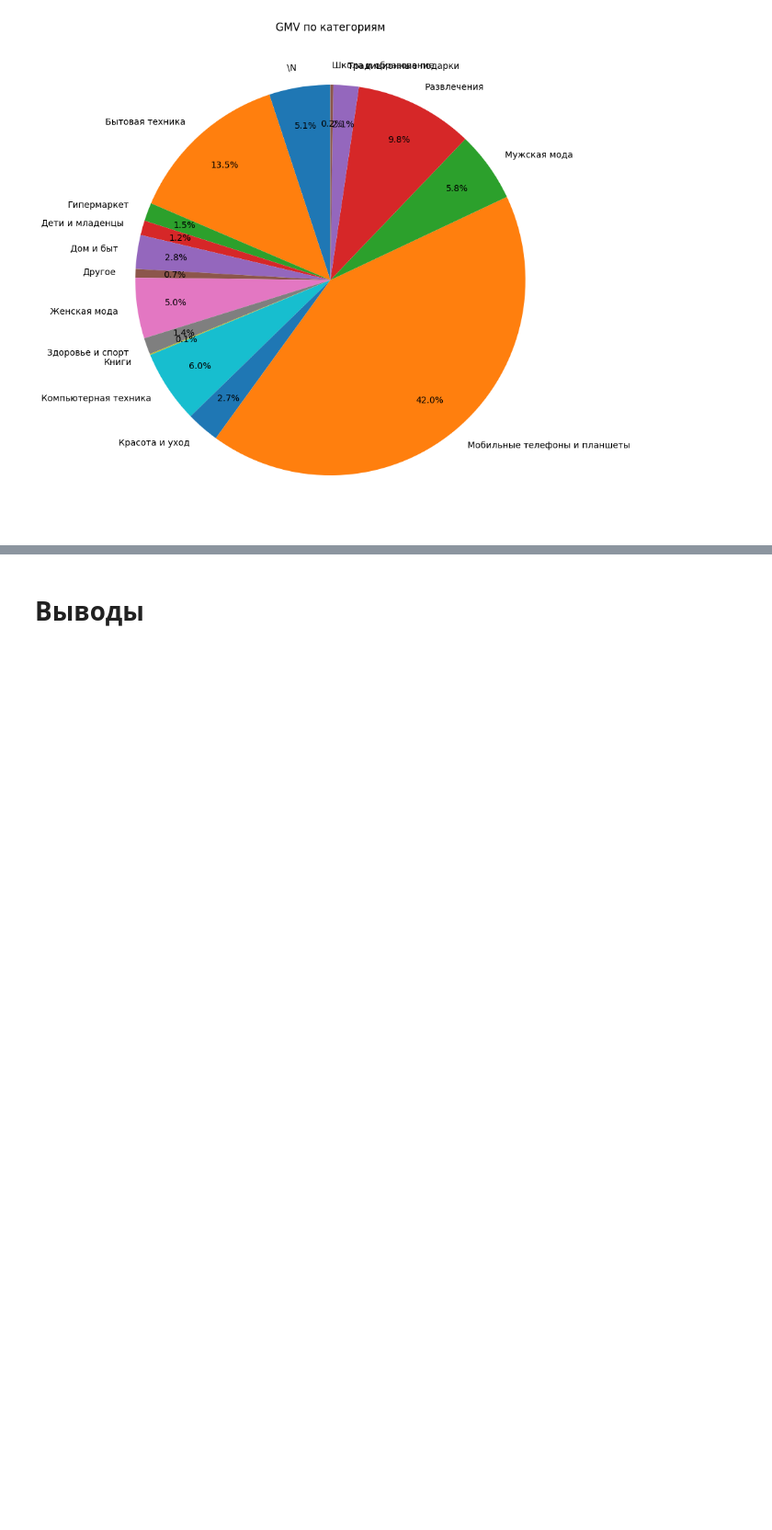
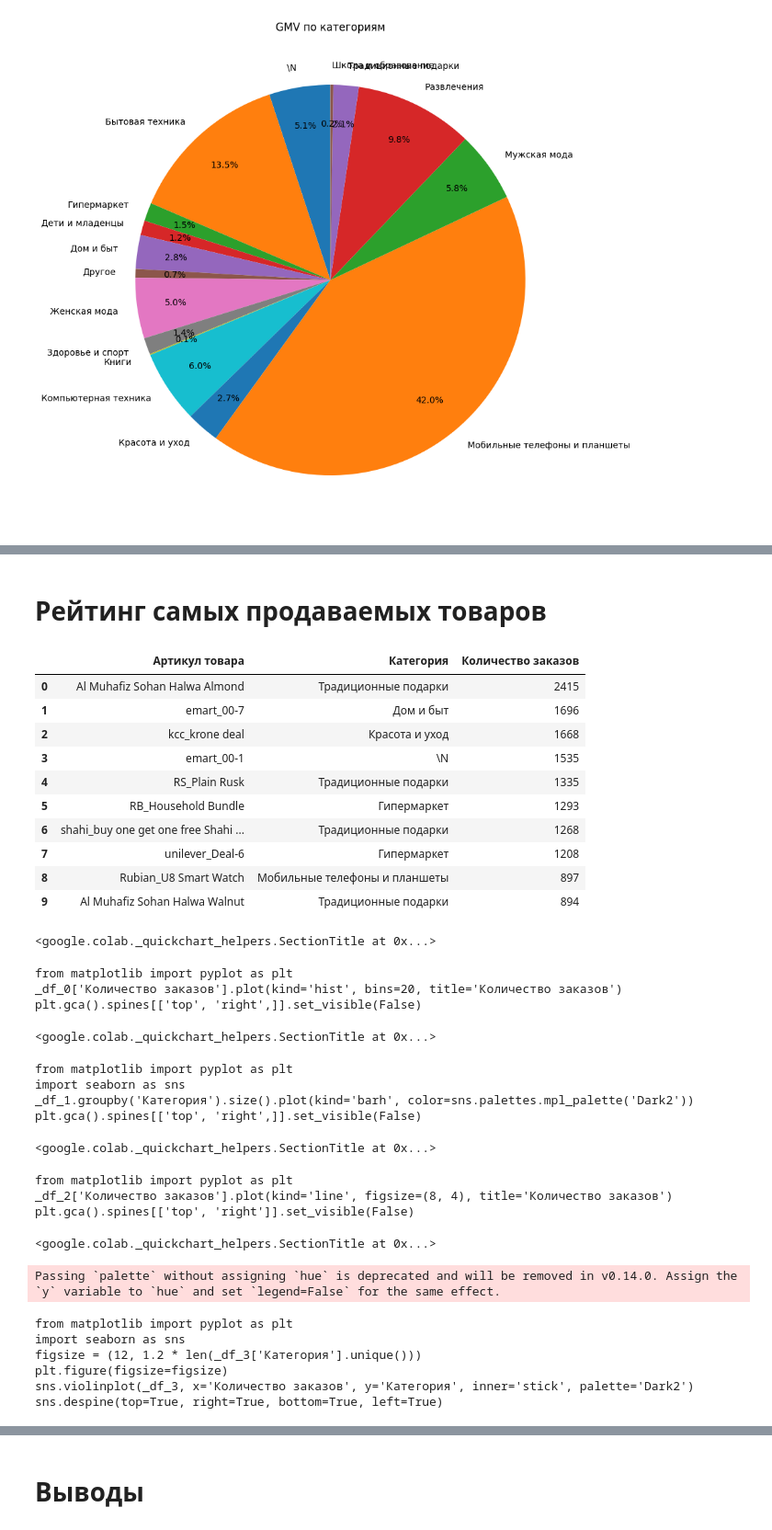
Before and after one commit to OlgaRv/Lesson_INT_AD, a Jupyter notebook: Lesson_01.ipynb, the cells around one changed output, grey strips where cells are left out. Shown at 92% size. Cells and saved outputs as stored; diff of their text form; code cells hidden in the pictures; blank space fills up the shorter version.

```diff
--- a/Lesson_01.ipynb
+++ b/Lesson_01.ipynb
@@ -282,0 +354,46 @@ plt.show()
+# %% [markdown]
+# Рейтинг самых продаваемых товаров
+# %%
+# преобразование столбца к нужным типам данных (если необходимо)
+df['Количество заказов'] = pd.to_numeric(df['Количество заказов'], errors='coerce')
+df['Артикул товара'] = df['Артикул товара'].astype(str)
+df['Категория'] = df['Категория'].astype(str)
+
+# Составляем рейтинг самых продаваемых товаров с категорией^
+top_products = df.groupby(['Артикул товара', 'Категория']).agg({'Количество заказов': 'sum'}).reset_index()
+top_products = top_products.sort_values(by='Количество заказов', ascending=False).reset_index(drop=True)
+# Отображение топ- самых продаваемых товаров с категорией
+top_products.head(10)
+# %% [output]
+|  | Артикул товара | Категория | Количество заказов |
+| 0 | Al Muhafiz Sohan Halwa Almond | Традиционные подарки | 2415 |
+| 1 | emart_00-7 | Дом и быт | 1696 |
+| 2 | kcc_krone deal | Красота и уход | 1668 |
+| 3 | emart_00-1 | \N | 1535 |
+| 4 | RS_Plain Rusk | Традиционные подарки | 1335 |
+| 5 | RB_Household Bundle | Гипермаркет | 1293 |
+| 6 | shahi_buy one get one free Shahi ... | Традиционные подарки | 1268 |
+| 7 | unilever_Deal-6 | Гипермаркет | 1208 |
+| 8 | Rubian_U8 Smart Watch | Мобильные телефоны и планшеты | 897 |
+| 9 | Al Muhafiz Sohan Halwa Walnut | Традиционные подарки | 894 |
+<google.colab._quickchart_helpers.SectionTitle at 0x...>
+from matplotlib import pyplot as plt
+_df_0['Количество заказов'].plot(kind='hist', bins=20, title='Количество заказов')
+plt.gca().spines[['top', 'right',]].set_visible(False)
+<google.colab._quickchart_helpers.SectionTitle at 0x...>
+from matplotlib import pyplot as plt
+import seaborn as sns
+_df_1.groupby('Категория').size().plot(kind='barh', color=sns.palettes.mpl_palette('Dark2'))
+plt.gca().spines[['top', 'right',]].set_visible(False)
+<google.colab._quickchart_helpers.SectionTitle at 0x...>
+from matplotlib import pyplot as plt
+_df_2['Количество заказов'].plot(kind='line', figsize=(8, 4), title='Количество заказов')
+plt.gca().spines[['top', 'right']].set_visible(False)
+<google.colab._quickchart_helpers.SectionTitle at 0x...>
+Passing `palette` without assigning `hue` is deprecated and will be removed in v0.14.0. Assign the `y` variable to `hue` and set `legend=False` for the same effect.
+from matplotlib import pyplot as plt
+import seaborn as sns
+figsize = (12, 1.2 * len(_df_3['Категория'].unique()))
+plt.figure(figsize=figsize)
+sns.violinplot(_df_3, x='Количество заказов', y='Категория', inner='stick', palette='Dark2')
+sns.despine(top=True, right=True, bottom=True, left=True)
```
Also changed, not shown: parts of 16 cells of this notebook.
